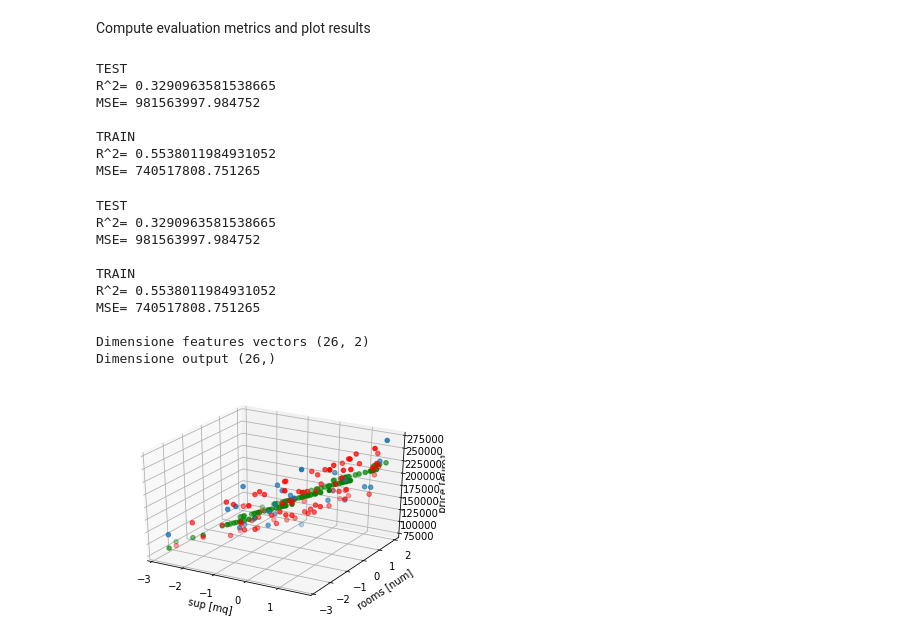
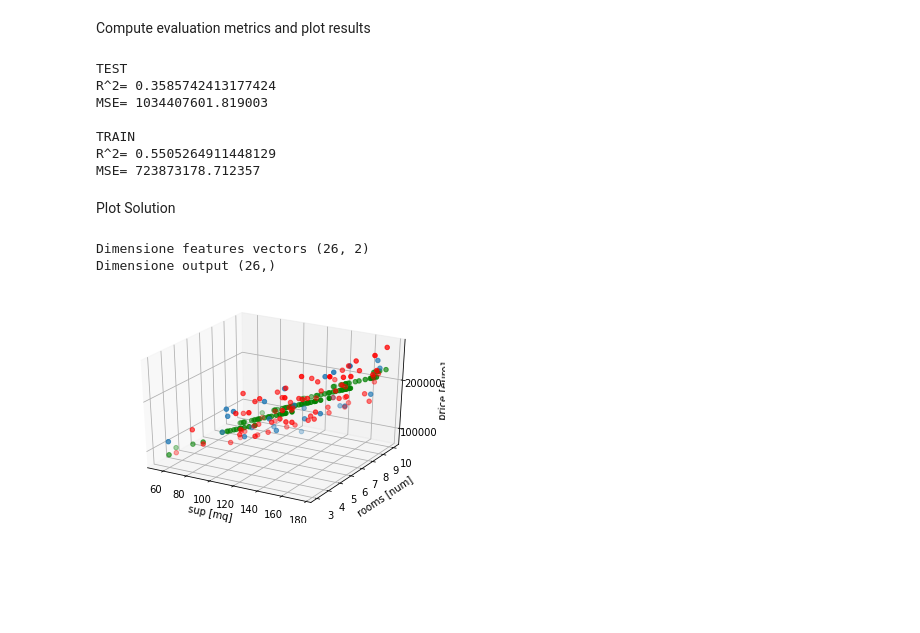
Before and after one commit to MatteoGandetto/Corso_ML_con_Python, a Jupyter notebook: Regressione_Lineare_Multipla.ipynb, the cells around one changed output. Cells and saved outputs as stored; diff of their text form; code cells hidden in the pictures; blank space fills up the shorter version.

```diff
--- a/Regressione_Lineare_Multipla.ipynb
+++ b/Regressione_Lineare_Multipla.ipynb
@@ -95,56 +99,43 @@ y_pred_all=linear_reg.predict(X_all)
 # %% [markdown]
 Compute evaluation metrics and plot results
 # %%
-R2=linear_reg.score(X_test_ss,y_test)
-MSE = mean_squared_error( y_test,y_pred_test)
+R2_test=linear_reg.score(X_test_ss,y_test)
+MSE_test = mean_squared_error( y_test,y_pred_test)
 R2_train=linear_reg.score(X_train_ss,y_train)
 MSE_train = mean_squared_error(y_train,y_pred_train)
-print ('TEST\nR^2=',R2,'\nMSE= %f \n' % MSE)
+print ('TEST\nR^2=',R2_test,'\nMSE= %f \n' % MSE_test)
 print ('TRAIN\nR^2=',R2_train,'\nMSE= %f \n' % MSE_train)
 # %% [output]
 TEST
-R^2= 0.3290963581538665
-MSE= 981563997.984752
+R^2= 0.3585742413177424
+MSE= 1034407601.819003
 
 TRAIN
-R^2= 0.5538011984931052
-MSE= 740517808.751265
+R^2= 0.5505264911448129
+MSE= 723873178.712357
+# %% [markdown]
+Plot Solution
+# %%
+#inverse_trasform->Scale back the data to the original representation
+X_train_new=ss.inverse_transform(X_train_ss)
+X_test_new=ss.inverse_transform(X_test_ss)
+np_IN_X_new=ss.inverse_transform(X_all)
 # %%
-#evaluate the model by using R=1-RSE and MSE
-R2_test=linear_reg.score(X_test_ss,y_test)
-MSE_test = mean_squared_error( y_test,y_pred_test)
-R2_train=linear_reg.score(X_train_ss,y_train)
-MSE_train = mean_squared_error(y_train,y_pred_train)
-print ('TEST\nR^2=',R2_test,'\nMSE= %f \n' % MSE_test)
-print ('TRAIN\nR^2=',R2_train,'\nMSE= %f \n' % MSE_train)
 
 print('Dimensione features vectors',X_test_ss.shape,'\nDimensione output',y_test.shape)
 
-#show the solution
-#fig, axs = plt.subplots(1,1)
-#axs = Axes3D(fig)
-
 fig = plt.figure()
 axs = fig.add_subplot(111, projection='3d')
-
+axs.locator_params(axis='z', nbins=4)
 axs.set_xlabel('sup [mq]')
 axs.set_ylabel('rooms [num]')
 axs.set_zlabel('price [euro]')
-axs.scatter(X_test_ss[:,0],X_test_ss[:,1],y_test)
-axs.scatter(X_train_ss[:,0],X_train_ss[:,1],y_train,color='red')
-axs.scatter(X_all[:,0],X_all[:,1],y_pred_all,color='green')
+axs.scatter(X_test_new[:,0],X_test_new[:,1],y_test)
+axs.scatter(X_train_new[:,0],X_train_new[:,1],y_train,color='red')
+axs.scatter(np_IN_X_new[:,0],np_IN_X_new[:,1],y_pred_all,color='green')
 
-#axs.plot(X_all,y_pred_all,c='green',linewidth=3)
 fig.show()
 # %% [output]
-TEST
-R^2= 0.3290963581538665
-MSE= 981563997.984752
-
-TRAIN
-R^2= 0.5538011984931052
-MSE= 740517808.751265
-
 Dimensione features vectors (26, 2)
 Dimensione output (26,)
-[figure, old version]
+[figure, new version]
```
Also changed, not shown: parts of 3 cells of this notebook.
